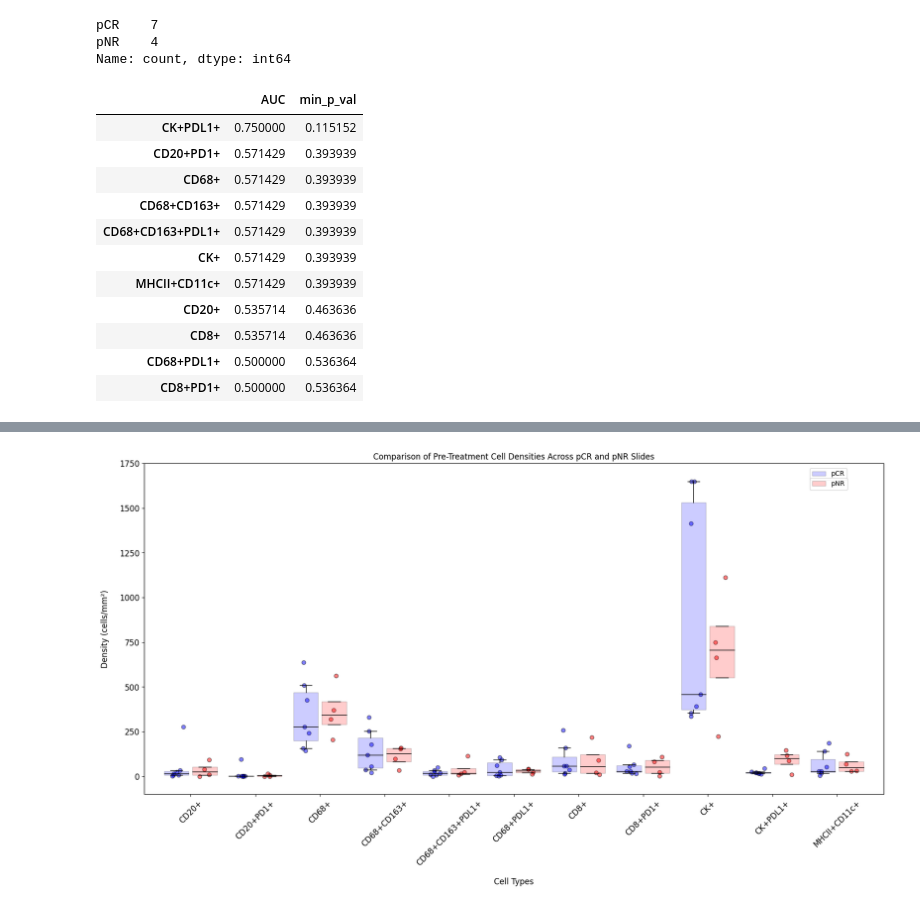
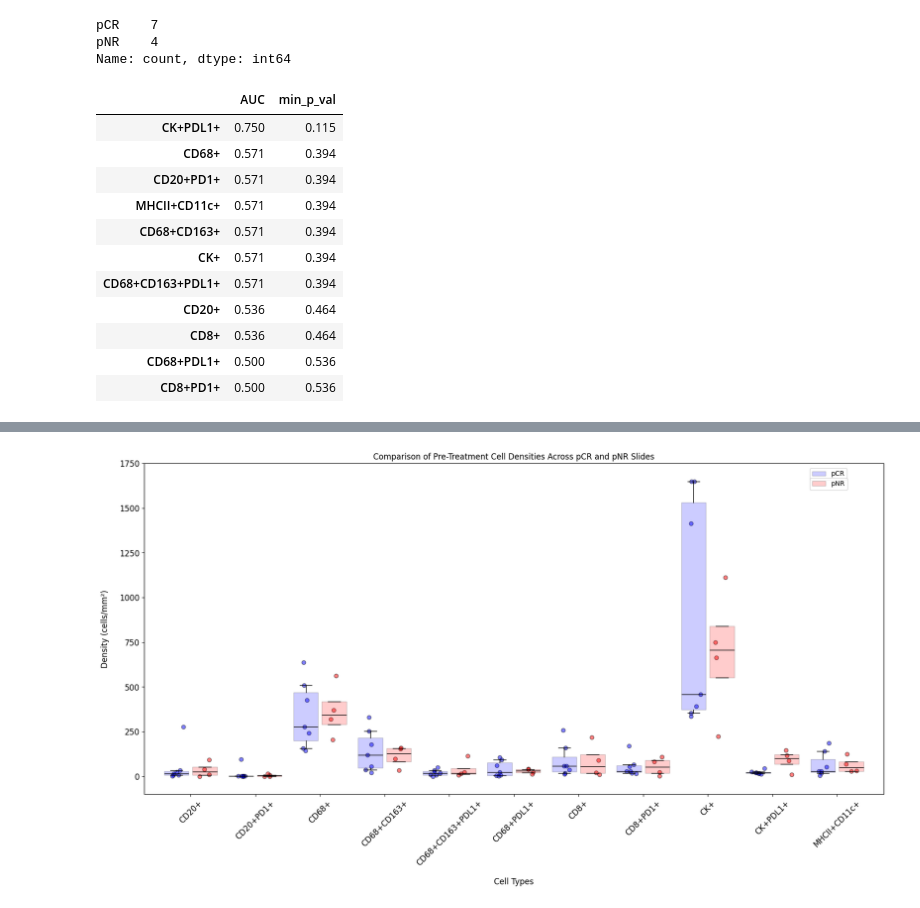
Before and after one commit to Huang-AI4Medicine-Lab/cscc_mif_analysis, a Jupyter notebook: density_analyses.ipynb, the cells around one changed output, grey strips where cells are left out. Cells and saved outputs as stored; diff of their text form; code cells hidden in the pictures.

```diff
--- a/density_analyses.ipynb
+++ b/density_analyses.ipynb
@@ -543,25 +477,25 @@ wsi_stats = wilcox_2_samp(wsi_density_frame, wsi_label_series, group_2_name=neg_
 # %%
 wsi_stats_greater = wilcox_2_samp(wsi_density_frame, wsi_label_series, group_2_name=neg_label, alt_hyp='greater')
 wsi_stats_less = wilcox_2_samp(wsi_density_frame, wsi_label_series, group_2_name=neg_label, alt_hyp='less')
 
 p_val_greater = wsi_stats_greater['p_val'].values
 p_val_less = wsi_stats_less['p_val'].values
 
 p_vals_combined = np.min(np.concatenate([p_val_greater.reshape(-1,1), p_val_less.reshape(-1,1)], axis=1), axis=1)
 
 wsi_stats_greater['min_p_val'] = p_vals_combined
 
-wsi_stats_greater[['AUC', 'min_p_val']].sort_values(by='AUC', ascending=False)
+wsi_stats_greater[['AUC', 'min_p_val']].sort_values(by='AUC', ascending=False).round(decimals=3)
 # %% [output]
 |  | AUC | min_p_val |
-| CK+PDL1+ | 0.750000 | 0.115152 |
-| CD20+PD1+ | 0.571429 | 0.393939 |
-| CD68+ | 0.571429 | 0.393939 |
-| CD68+CD163+ | 0.571429 | 0.393939 |
-| CD68+CD163+PDL1+ | 0.571429 | 0.393939 |
-| CK+ | 0.571429 | 0.393939 |
-| MHCII+CD11c+ | 0.571429 | 0.393939 |
-| CD20+ | 0.535714 | 0.463636 |
-| CD8+ | 0.535714 | 0.463636 |
-| CD68+PDL1+ | 0.500000 | 0.536364 |
-| CD8+PD1+ | 0.500000 | 0.536364 |
+| CK+PDL1+ | 0.750 | 0.115 |
+| CD68+ | 0.571 | 0.394 |
+| CD20+PD1+ | 0.571 | 0.394 |
+| MHCII+CD11c+ | 0.571 | 0.394 |
+| CD68+CD163+ | 0.571 | 0.394 |
+| CK+ | 0.571 | 0.394 |
+| CD68+CD163+PDL1+ | 0.571 | 0.394 |
+| CD20+ | 0.536 | 0.464 |
+| CD8+ | 0.536 | 0.464 |
+| CD68+PDL1+ | 0.500 | 0.536 |
+| CD8+PD1+ | 0.500 | 0.536 |
```
Also changed, not shown: parts of 13 cells of this notebook, 2 other files.
